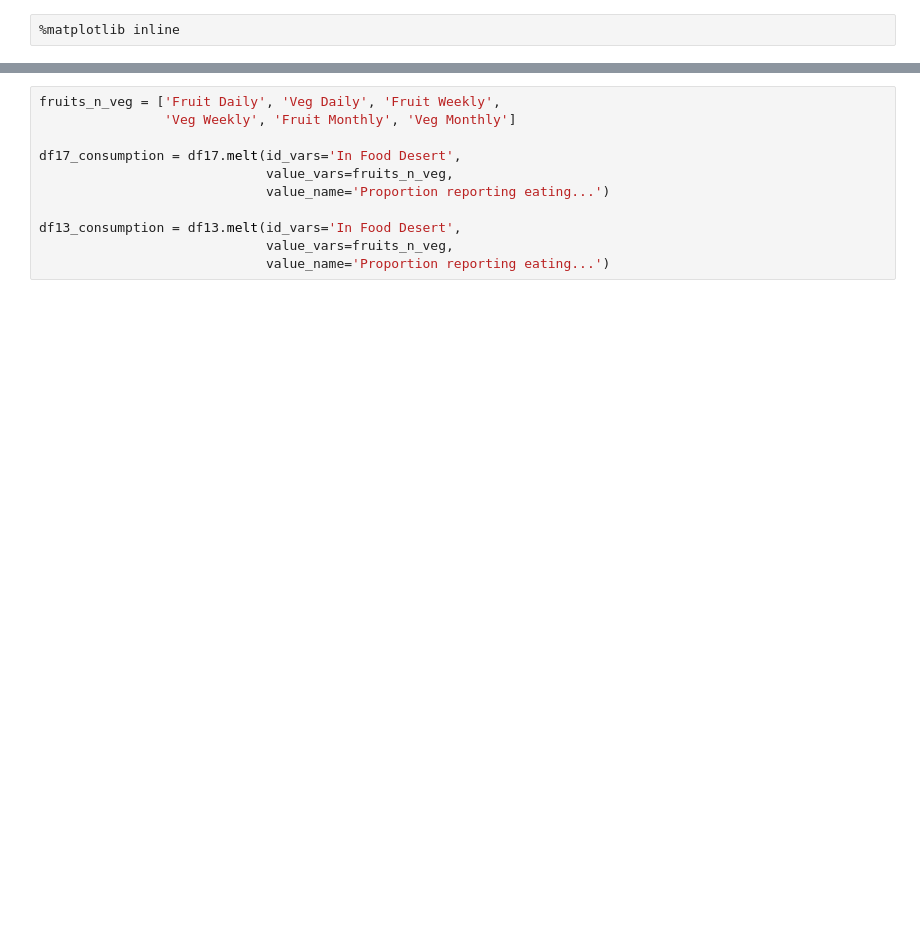
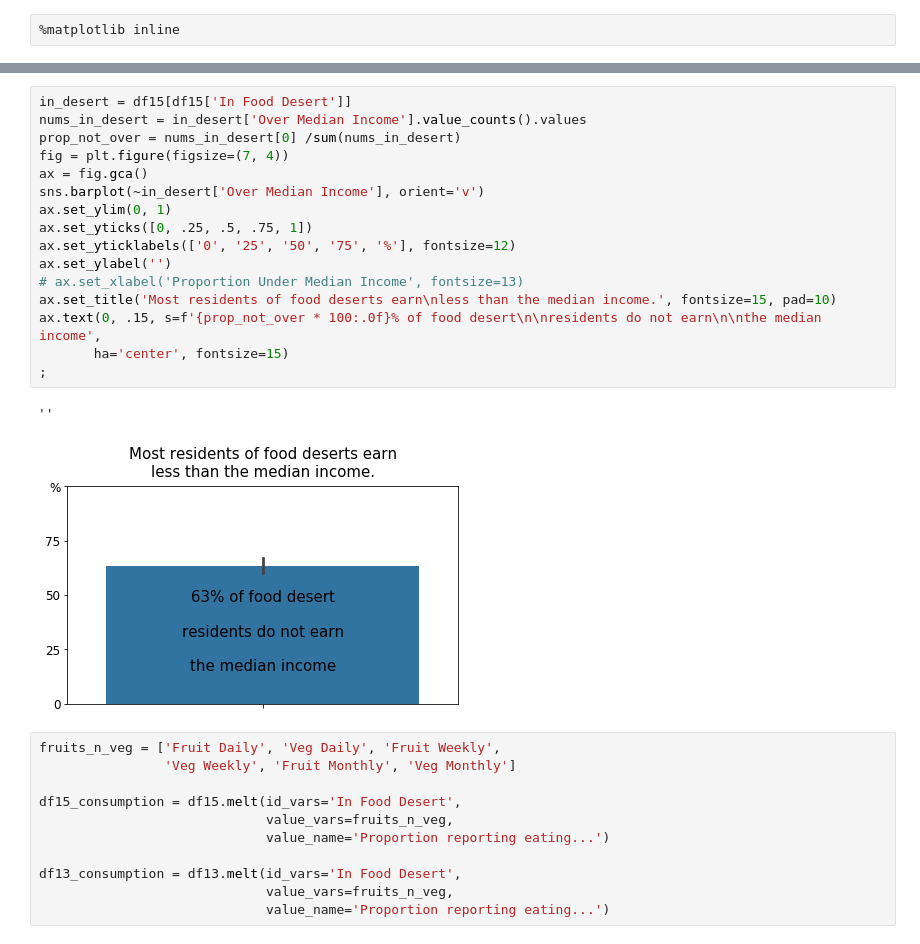
Before and after one commit to llpk79/Project_Blog_Post, a Jupyter notebook: BlogPost.ipynb, the cells around one changed output, grey strips where cells are left out. Drawn from its saved outputs; the diff is of its cells as text; blank space fills up the shorter version.

```diff
--- a/BlogPost.ipynb
+++ b/BlogPost.ipynb
@@ -44,8 +112,27 @@
+# %%
+in_desert = df15[df15['In Food Desert']]
+nums_in_desert = in_desert['Over Median Income'].value_counts().values
+prop_not_over = nums_in_desert[0] /sum(nums_in_desert)
+fig = plt.figure(figsize=(7, 4))
+ax = fig.gca()
+sns.barplot(~in_desert['Over Median Income'], orient='v')
+ax.set_ylim(0, 1)
+ax.set_yticks([0, .25, .5, .75, 1])
+ax.set_yticklabels(['0', '25', '50', '75', '%'], fontsize=12)
+ax.set_ylabel('')
+# ax.set_xlabel('Proportion Under Median Income', fontsize=13)
+ax.set_title('Most residents of food deserts earn\nless than the median income.', fontsize=15, pad=10)
+ax.text(0, .15, s=f'{prop_not_over * 100:.0f}% of food desert\n\nresidents do not earn\n\nthe median income',
+       ha='center', fontsize=15)
+;
+# %% [output]
+''
+[figure, added]
 # %%
 fruits_n_veg = ['Fruit Daily', 'Veg Daily', 'Fruit Weekly',
                 'Veg Weekly', 'Fruit Monthly', 'Veg Monthly']
 
-df17_consumption = df17.melt(id_vars='In Food Desert',
+df15_consumption = df15.melt(id_vars='In Food Desert',
                              value_vars=fruits_n_veg,
                              value_name='Proportion reporting eating...')
 
```
Also changed, not shown: parts of 15 cells of this notebook, 1 other file.
